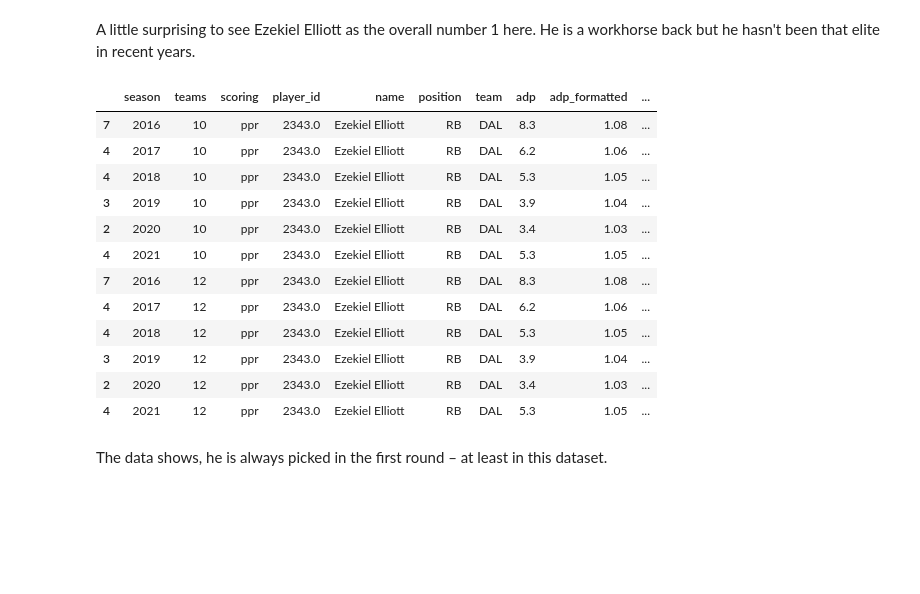
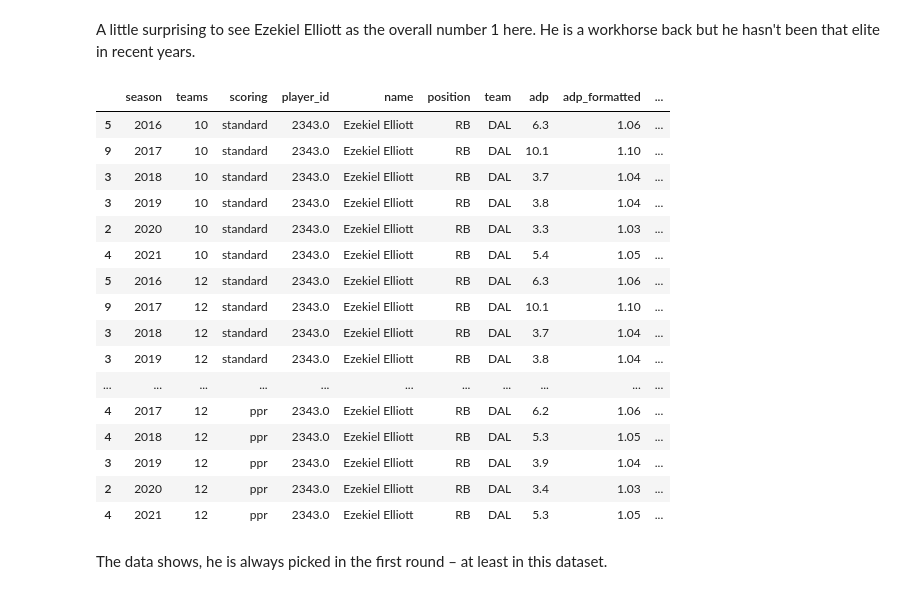
Before and after one commit to gfidanli/fantasy_football_analysis, a Jupyter notebook: daily_analysis/day_31_40/day35.ipynb, the cells around one changed output. Cells and saved outputs as stored; diff of their text form; code cells hidden in the pictures; blank space fills up the shorter version.

```diff
--- a/daily_analysis/day_31_40/day35.ipynb
+++ b/daily_analysis/day_31_40/day35.ipynb
@@ -157,16 +157,20 @@ Name: round, dtype: float64
 # %% [markdown]
 A little surprising to see Ezekiel Elliott as the overall number 1 here. He is a workhorse back but he hasn't been that elite in recent years.
 # %%
-df_all.query("scoring == 'ppr' & name == 'Ezekiel Elliott'")
+df_all.query("name == 'Ezekiel Elliott'")
 # %% [output]
 |  | season | teams | scoring | player_id | name | position | team | adp | adp_formatted | ... |
-| 7 | 2016 | 10 | ppr | 2343.0 | Ezekiel Elliott | RB | DAL | 8.3 | 1.08 | ... |
-| 4 | 2017 | 10 | ppr | 2343.0 | Ezekiel Elliott | RB | DAL | 6.2 | 1.06 | ... |
-| 4 | 2018 | 10 | ppr | 2343.0 | Ezekiel Elliott | RB | DAL | 5.3 | 1.05 | ... |
-| 3 | 2019 | 10 | ppr | 2343.0 | Ezekiel Elliott | RB | DAL | 3.9 | 1.04 | ... |
-| 2 | 2020 | 10 | ppr | 2343.0 | Ezekiel Elliott | RB | DAL | 3.4 | 1.03 | ... |
-| 4 | 2021 | 10 | ppr | 2343.0 | Ezekiel Elliott | RB | DAL | 5.3 | 1.05 | ... |
-| 7 | 2016 | 12 | ppr | 2343.0 | Ezekiel Elliott | RB | DAL | 8.3 | 1.08 | ... |
+| 5 | 2016 | 10 | standard | 2343.0 | Ezekiel Elliott | RB | DAL | 6.3 | 1.06 | ... |
+| 9 | 2017 | 10 | standard | 2343.0 | Ezekiel Elliott | RB | DAL | 10.1 | 1.10 | ... |
+| 3 | 2018 | 10 | standard | 2343.0 | Ezekiel Elliott | RB | DAL | 3.7 | 1.04 | ... |
+| 3 | 2019 | 10 | standard | 2343.0 | Ezekiel Elliott | RB | DAL | 3.8 | 1.04 | ... |
+| 2 | 2020 | 10 | standard | 2343.0 | Ezekiel Elliott | RB | DAL | 3.3 | 1.03 | ... |
+| 4 | 2021 | 10 | standard | 2343.0 | Ezekiel Elliott | RB | DAL | 5.4 | 1.05 | ... |
+| 5 | 2016 | 12 | standard | 2343.0 | Ezekiel Elliott | RB | DAL | 6.3 | 1.06 | ... |
+| 9 | 2017 | 12 | standard | 2343.0 | Ezekiel Elliott | RB | DAL | 10.1 | 1.10 | ... |
+| 3 | 2018 | 12 | standard | 2343.0 | Ezekiel Elliott | RB | DAL | 3.7 | 1.04 | ... |
+| 3 | 2019 | 12 | standard | 2343.0 | Ezekiel Elliott | RB | DAL | 3.8 | 1.04 | ... |
+| ... | ... | ... | ... | ... | ... | ... | ... | ... | ... | ... |
 | 4 | 2017 | 12 | ppr | 2343.0 | Ezekiel Elliott | RB | DAL | 6.2 | 1.06 | ... |
 | 4 | 2018 | 12 | ppr | 2343.0 | Ezekiel Elliott | RB | DAL | 5.3 | 1.05 | ... |
 | 3 | 2019 | 12 | ppr | 2343.0 | Ezekiel Elliott | RB | DAL | 3.9 | 1.04 | ... |
```
